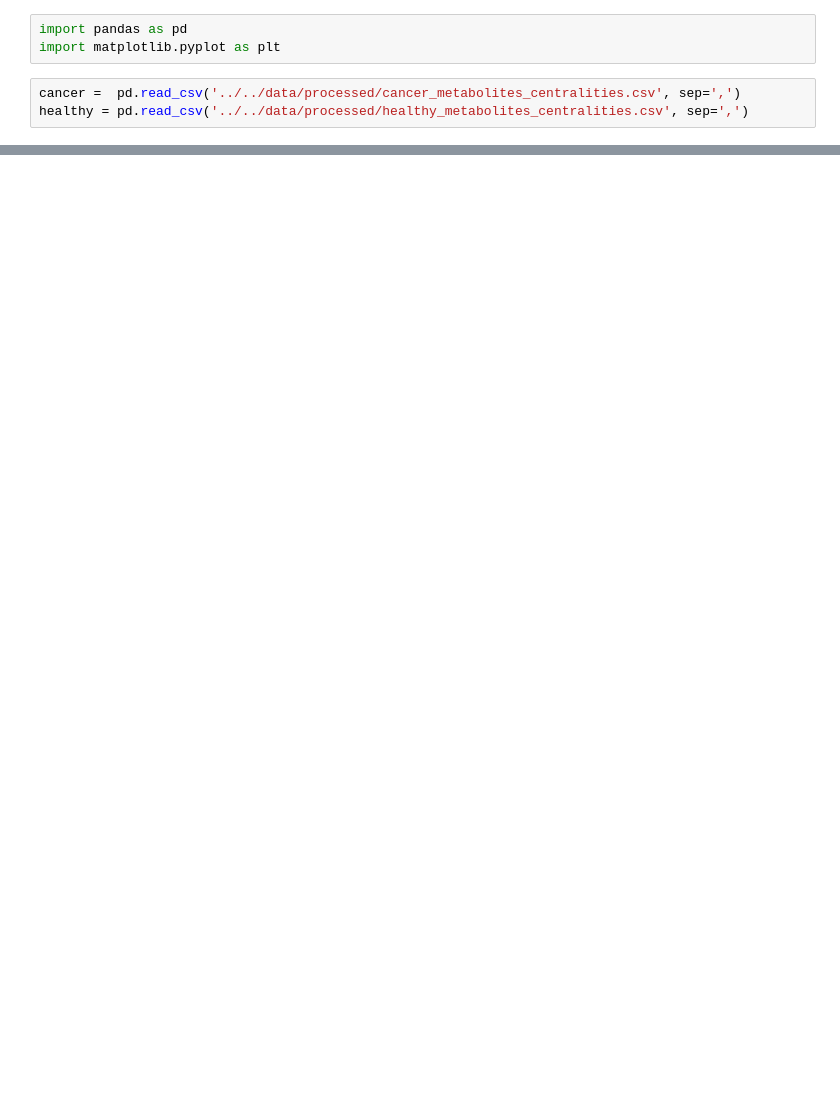
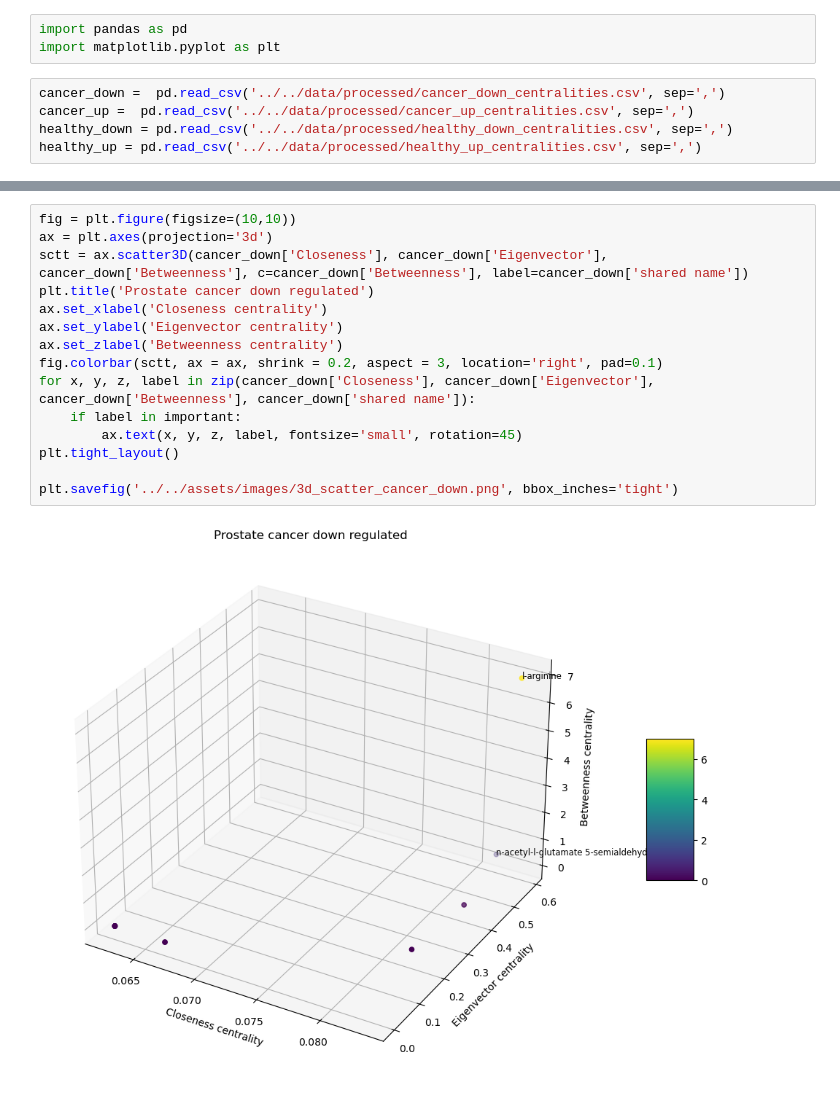
Before and after one commit to Gyovana-Moriyama/MO413-Ciencia-e-Visualizacao-de-Dados-em-Saude-2024, a Jupyter notebook: project-3-final/pipelines/notebooks/plots.ipynb, the cells around one changed output, grey strips where cells are left out. Drawn from its saved outputs; the diff is of its cells as text; blank space fills up the shorter version.

```diff
--- a/project-3-final/pipelines/notebooks/plots.ipynb
+++ b/project-3-final/pipelines/notebooks/plots.ipynb
@@ -2,6 +2,8 @@
 import pandas as pd
 import matplotlib.pyplot as plt
 # %%
-cancer =  pd.read_csv('../../data/processed/cancer_metabolites_centralities.csv', sep=',')
-healthy = pd.read_csv('../../data/processed/healthy_metabolites_centralities.csv', sep=',')
+cancer_down =  pd.read_csv('../../data/processed/cancer_down_centralities.csv', sep=',')
+cancer_up =  pd.read_csv('../../data/processed/cancer_up_centralities.csv', sep=',')
+healthy_down = pd.read_csv('../../data/processed/healthy_down_centralities.csv', sep=',')
+healthy_up = pd.read_csv('../../data/processed/healthy_up_centralities.csv', sep=',')
 # %%
@@ -12,0 +23,17 @@ healthy = healthy[['shared name', 'Betweenness', 'Closeness', 'Eigenvector', 'De
+# %%
+fig = plt.figure(figsize=(10,10))
+ax = plt.axes(projection='3d')
+sctt = ax.scatter3D(cancer_down['Closeness'], cancer_down['Eigenvector'], cancer_down['Betweenness'], c=cancer_down['Betweenness'], label=cancer_down['shared name'])
+plt.title('Prostate cancer down regulated')
+ax.set_xlabel('Closeness centrality')
+ax.set_ylabel('Eigenvector centrality')
+ax.set_zlabel('Betweenness centrality')
+fig.colorbar(sctt, ax = ax, shrink = 0.2, aspect = 3, location='right', pad=0.1)
+for x, y, z, label in zip(cancer_down['Closeness'], cancer_down['Eigenvector'], cancer_down['Betweenness'], cancer_down['shared name']):
+    if label in important:
+        ax.text(x, y, z, label, fontsize='small', rotation=45)
+plt.tight_layout()
+
+plt.savefig('../../assets/images/3d_scatter_cancer_down.png', bbox_inches='tight')
+# %% [output]
+[figure, added]
```
Also changed, not shown: parts of 13 cells of this notebook, 10 other files.
